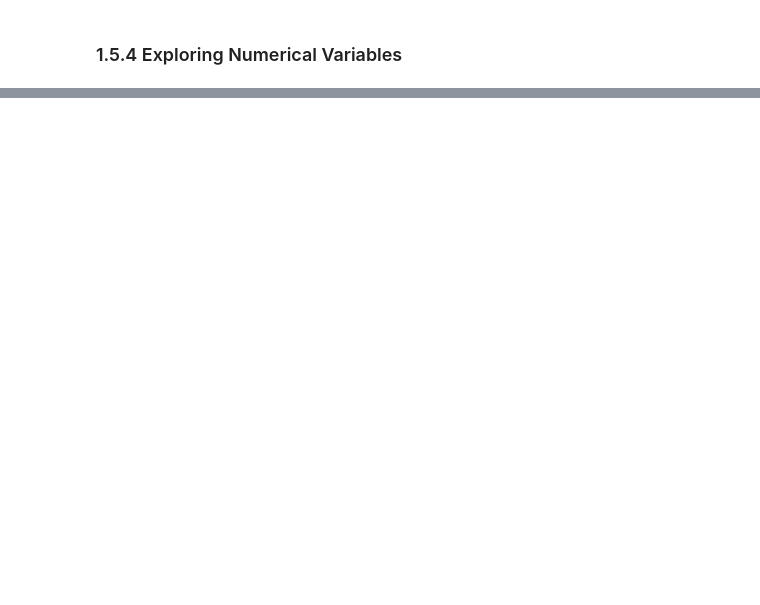
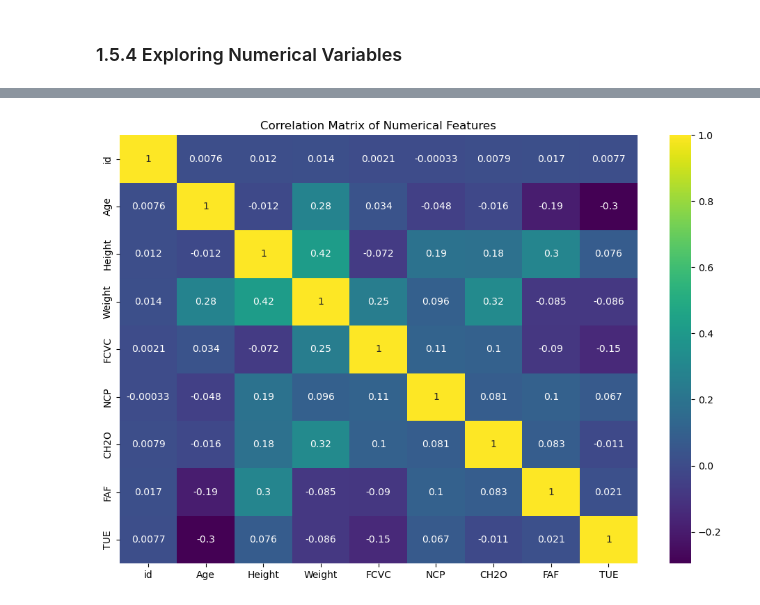
Before and after one commit to mm2648/CapstoneTwo, a Jupyter notebook: CapstoneTwo_ObesityRiskPrediction.ipynb, the cells around one changed output, grey strips where cells are left out. Saved outputs shown, nothing was run; the diff lists cells and outputs as text; code cells hidden in the pictures; blank space fills up the shorter version.

```diff
--- a/CapstoneTwo_ObesityRiskPrediction.ipynb
+++ b/CapstoneTwo_ObesityRiskPrediction.ipynb
@@ -241,0 +414,17 @@ About the Data:
+# %%
+# Select numerical features from train_data
+numerical_feats = train_data.select_dtypes(include=['float64', 'int64']).columns
+
+# Loop through each numerical feature
+for feature in numerical_feats:
+    # Create a figure with a specific size
+    plt.figure(figsize=(15, 4))
+
+    # Create a box plot using seaborn's boxplot function
+    sns.boxplot(x='NObeyesdad', y=feature, data=train_data)
+
+    # Add a title to the plot
+    plt.title(f'Box Plot of {feature} against NObeyesdad')
+
+    # Show the plot
+    plt.show()
@@ -241,0 +441,17 @@ About the Data:
+# %%
+# Calculate the correlation matrix
+corr_matrix = train_data[numerical_feats].corr()
+
+# Create a figure with a specific size
+plt.figure(figsize=(12, 8))
+
+# Create a heatmap using seaborn's heatmap function
+sns.heatmap(corr_matrix, annot=True, cmap='viridis')
+
+# Add a title to the plot
+plt.title('Correlation Matrix of Numerical Features')
+
+# Show the plot
+plt.show()
+# %% [output]
+[figure, added]
```
Also changed, not shown: parts of 20 cells of this notebook.
